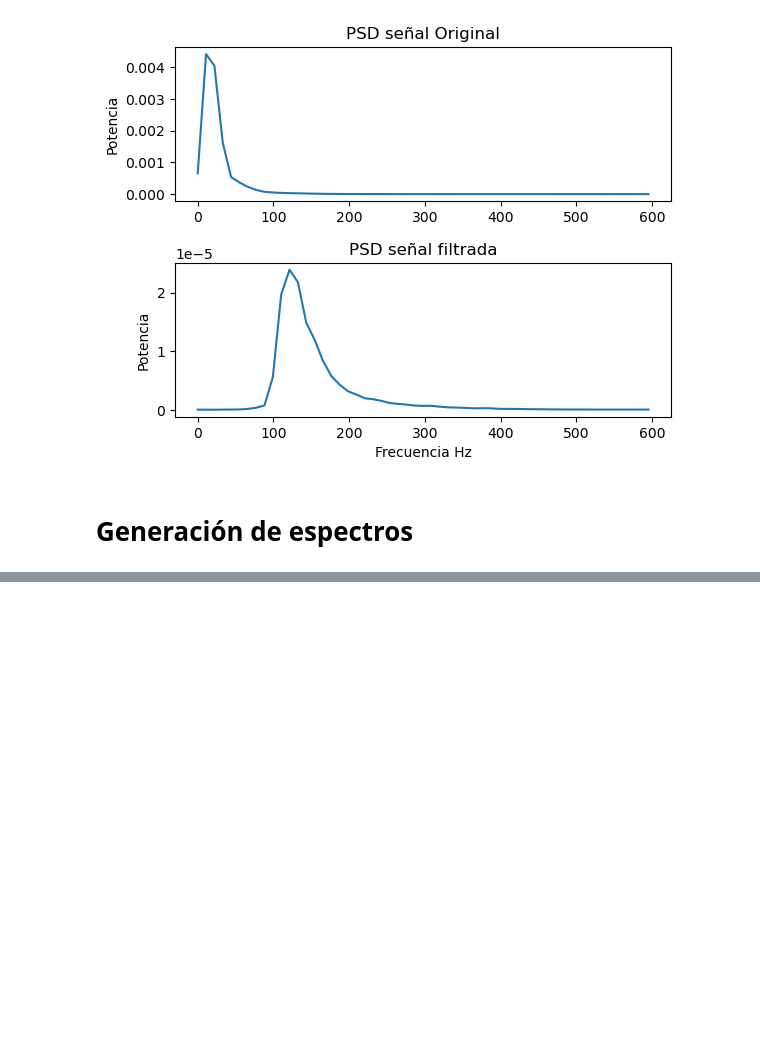
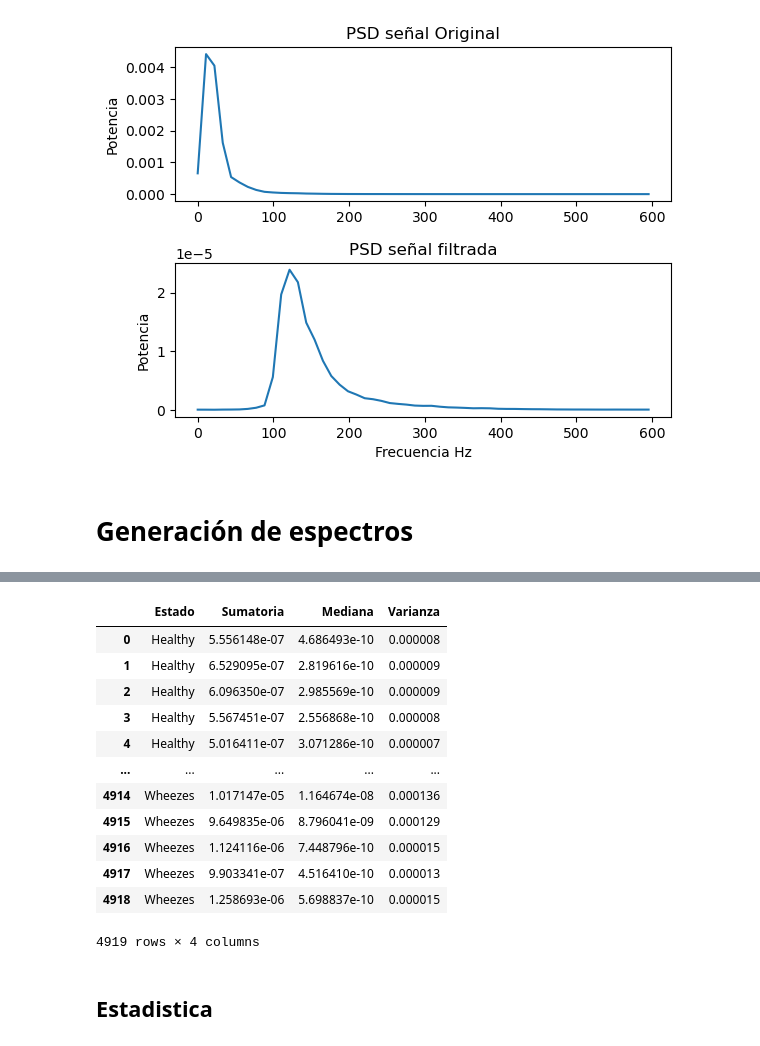
Before and after one commit to Ruizxp/Biosenales_El-Gran-Final, a Jupyter notebook: Proyecto_4.ipynb, the cells around one changed output, grey strips where cells are left out. Drawn from its saved outputs; the diff is of its cells as text; code cells hidden in the pictures; blank space fills up the shorter version.

```diff
--- a/Proyecto_4.ipynb
+++ b/Proyecto_4.ipynb
@@ -264,0 +299,59 @@ Text(0.5, 0, 'Frecuencia')
+# %%
+def el_fraccionador(data,fmin=75,fmax=250):
+    new_data=[]
+    for paciente in data:
+        new_ciclo=[]
+        for ciclo in paciente:
+                f=np.linspace(0,1000,len(ciclo))
+                r=(fmax>f) & (fmin>f)
+                new_ciclo.append(ciclo[r])
+        new_data.append(new_ciclo)
+    return new_data
+# %%
+def el_finalizador(data,data_sound,fmin=350,fmax=600):
+    def sumatoria(data_frac):
+            sum_datos.append(np.sum(data_frac))
+    def mediana(data):
+            mediana_datos.append(np.median(data))
+    def varianza(sound_data,estado):
+            var_datos.append(np.var(sound_data))
+            fin_estado.append(estado)
+    data_frac=el_fraccionador(data,fmin,fmax)
+    estado=["Healthy","Crackles","Wheezes"]
+    fin_estado=[]
+    sum_datos=[]
+    mediana_datos=[]
+    var_datos=[]
+    for i in range(len(estado)):
+        status=estado[i]
+        a_data=data[i]
+        sound_data=data_sound[i]
+        a_data_frac=data_frac[i]
+        for ciclo in range(len(a_data)):
+            sumatoria(a_data_frac[ciclo])
+            mediana(a_data[ciclo])
+            varianza(sound_data[ciclo],status)
+    d={}
+    d["Estado"]=fin_estado
+    d["Sumatoria"]=sum_datos
+    d["Mediana"]=mediana_datos
+    d["Varianza"]=var_datos
+    d=pd.DataFrame(d)
+    return d
+# %%
+d=el_finalizador(guelch,listas,200,280)
+d
+# %% [output]
+|  | Estado | Sumatoria | Mediana | Varianza |
+| 0 | Healthy | 5.556148e-07 | 4.686493e-10 | 0.000008 |
+| 1 | Healthy | 6.529095e-07 | 2.819616e-10 | 0.000009 |
+| 2 | Healthy | 6.096350e-07 | 2.985569e-10 | 0.000009 |
+| 3 | Healthy | 5.567451e-07 | 2.556868e-10 | 0.000008 |
+| 4 | Healthy | 5.016411e-07 | 3.071286e-10 | 0.000007 |
+| ... | ... | ... | ... | ... |
+| 4914 | Wheezes | 1.017147e-05 | 1.164674e-08 | 0.000136 |
+| 4915 | Wheezes | 9.649835e-06 | 8.796041e-09 | 0.000129 |
+| 4916 | Wheezes | 1.124116e-06 | 7.448796e-10 | 0.000015 |
+| 4917 | Wheezes | 9.903341e-07 | 4.516410e-10 | 0.000013 |
+| 4918 | Wheezes | 1.258693e-06 | 5.698837e-10 | 0.000015 |
+4919 rows × 4 columns
@@ -264,0 +360,2 @@ Text(0.5, 0, 'Frecuencia')
+# %% [markdown]
+## Estadistica
```
Also changed, not shown: parts of 10 cells of this notebook, 2 other files.
